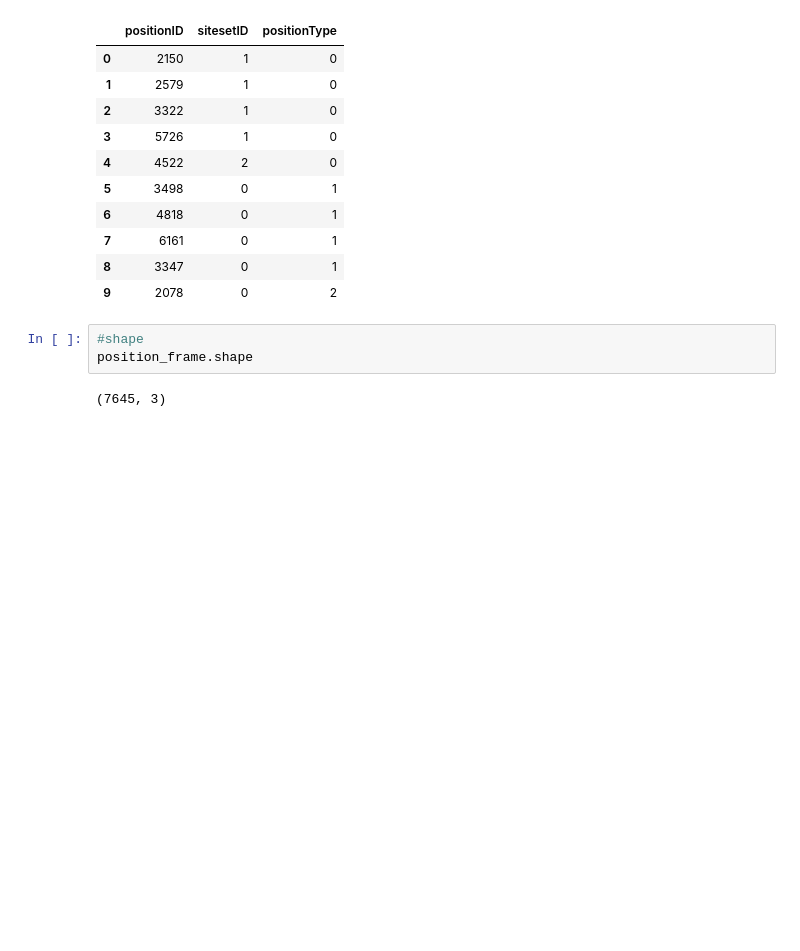
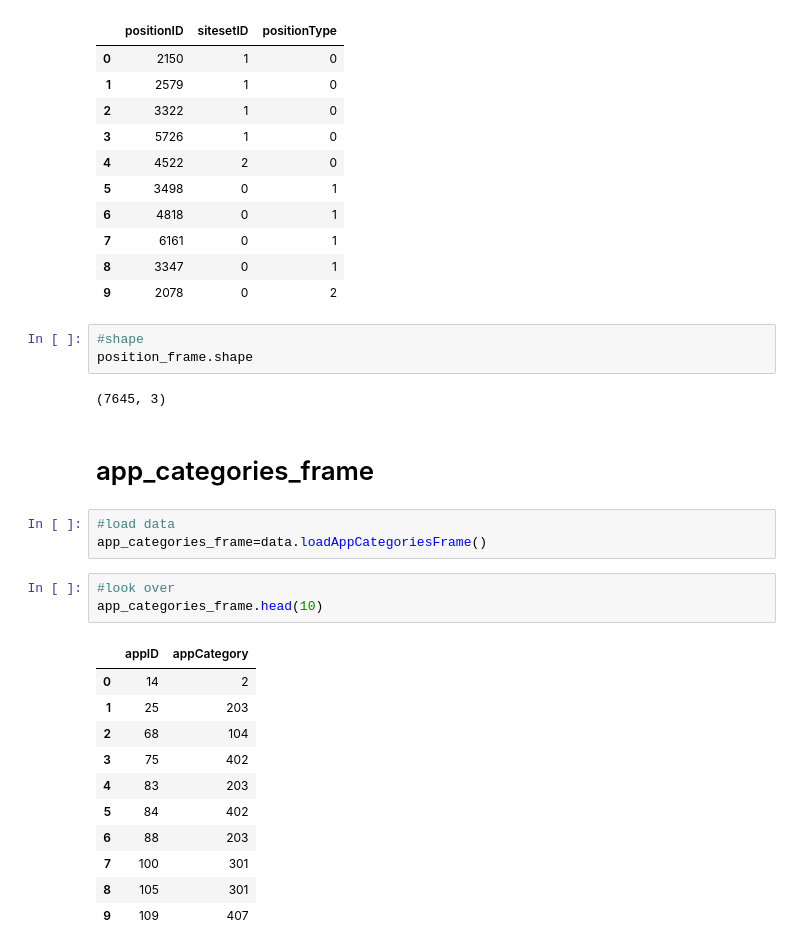
Before and after one commit to XierHacker/SK-LearnExamples, a Jupyter notebook: TencentAD/source/dataExplore.ipynb, the cells around one changed output. Saved outputs shown, nothing was run; the diff lists cells and outputs as text; blank space fills up the shorter version.

```diff
--- a/TencentAD/source/dataExplore.ipynb
+++ b/TencentAD/source/dataExplore.ipynb
@@ -164,3 +164,23 @@ position_frame.head(10)
 position_frame.shape
 # %% [output]
 (7645, 3)
+# %% [markdown]
+# app_categories_frame
+# %%
+#load data
+app_categories_frame=data.loadAppCategoriesFrame()
+# %%
+#look over
+app_categories_frame.head(10)
+# %% [output]
+|  | appID | appCategory |
+| 0 | 14 | 2 |
+| 1 | 25 | 203 |
+| 2 | 68 | 104 |
+| 3 | 75 | 402 |
+| 4 | 83 | 203 |
+| 5 | 84 | 402 |
+| 6 | 88 | 203 |
+| 7 | 100 | 301 |
+| 8 | 105 | 301 |
+| 9 | 109 | 407 |
```
Also changed, not shown: parts of 16 cells of this notebook, 2 other files.
